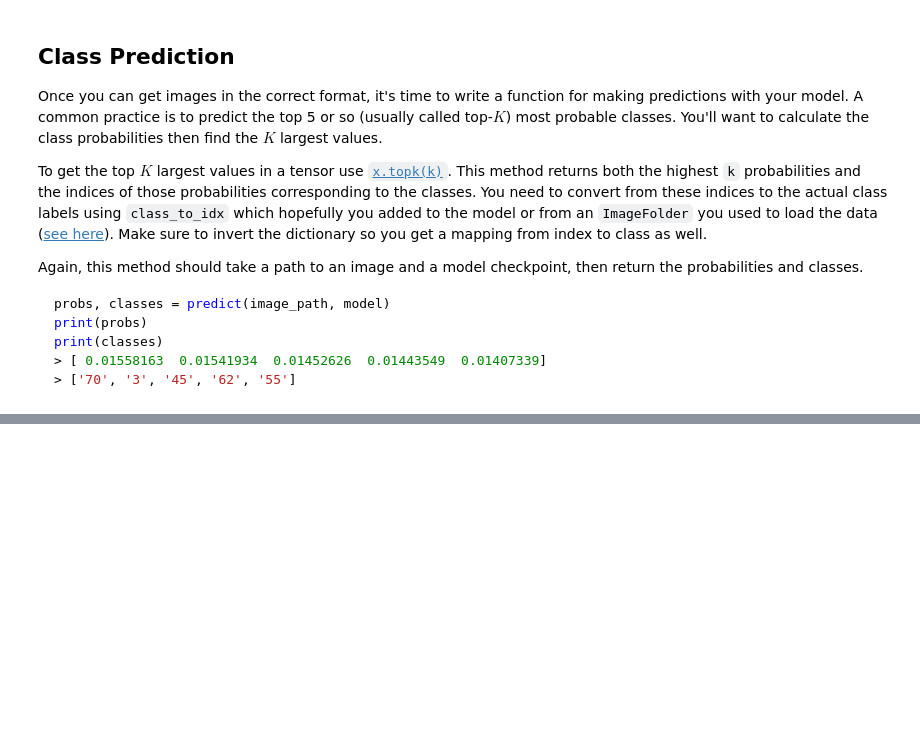
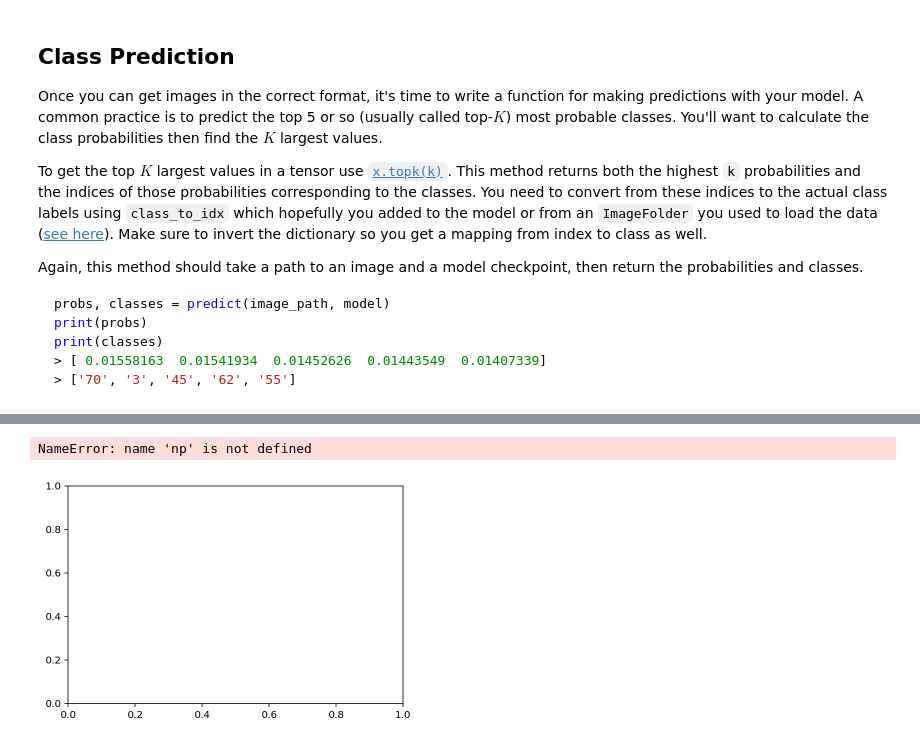
Before and after one commit to maxbogus/ImageClassifierML, a Jupyter notebook: Image Classifier Project.ipynb, the cells around one changed output, grey strips where cells are left out. Saved outputs shown, nothing was run; the diff lists cells and outputs as text; code cells hidden in the pictures; blank space fills up the shorter version.

```diff
--- a/Image Classifier Project.ipynb
+++ b/Image Classifier Project.ipynb
@@ -251,13 +263,14 @@ def process_image(image):
     '''
 
     # TODO: Process a PIL image for use in a PyTorch model
-    transforms.Compose([transforms.Resize(255),
+    preprocess = transforms.Compose([transforms.Resize(255),
                         transforms.CenterCrop(224),
                         transforms.ToTensor(),
                         transforms.Normalize(mean=[0.485, 0.456, 0.406],
                                              std=[0.229, 0.224, 0.225])
                        ])
     image = preprocess(image)
+#     image.unsqueeze_(0)
     return image
 # %% [markdown]
 To check your work, the function below converts a PyTorch tensor and displays it in the notebook. If your `process_image` function works, running the output through this function should return the original image (except for the cropped out portions).
@@ -331,0 +342,21 @@ You can convert from the class integer encoding to actual flower names with the
+# %%
+# TODO: Display an image along with the top 5 classes
+%matplotlib inline
+
+with Image.open('flowers/valid/102/image_08006.jpg') as image:
+    img = imshow(process_image(image))
+    print(img)
+#     fig, (ax1, ax2) = plt.subplots(figsize=(6,9), ncols=2)
+#     img = process_image(image)
+#     ax1.imshow(imshow(image))
+#     ax1.axis('off')
+#     ax2.barh(np.arange(10), ps)
+#     ax2.set_aspect(0.1)
+#     ax2.set_yticklabels(cat_to_name, size='small');
+#     ax2.set_title('Class Probability')
+#     ax2.set_xlim(0, 1.1)
+
+#     plt.tight_layout()
+# %% [output]
+NameError: name 'np' is not defined
+[figure, added]
```
Also changed, not shown: parts of 4 cells of this notebook, 1 other file.
